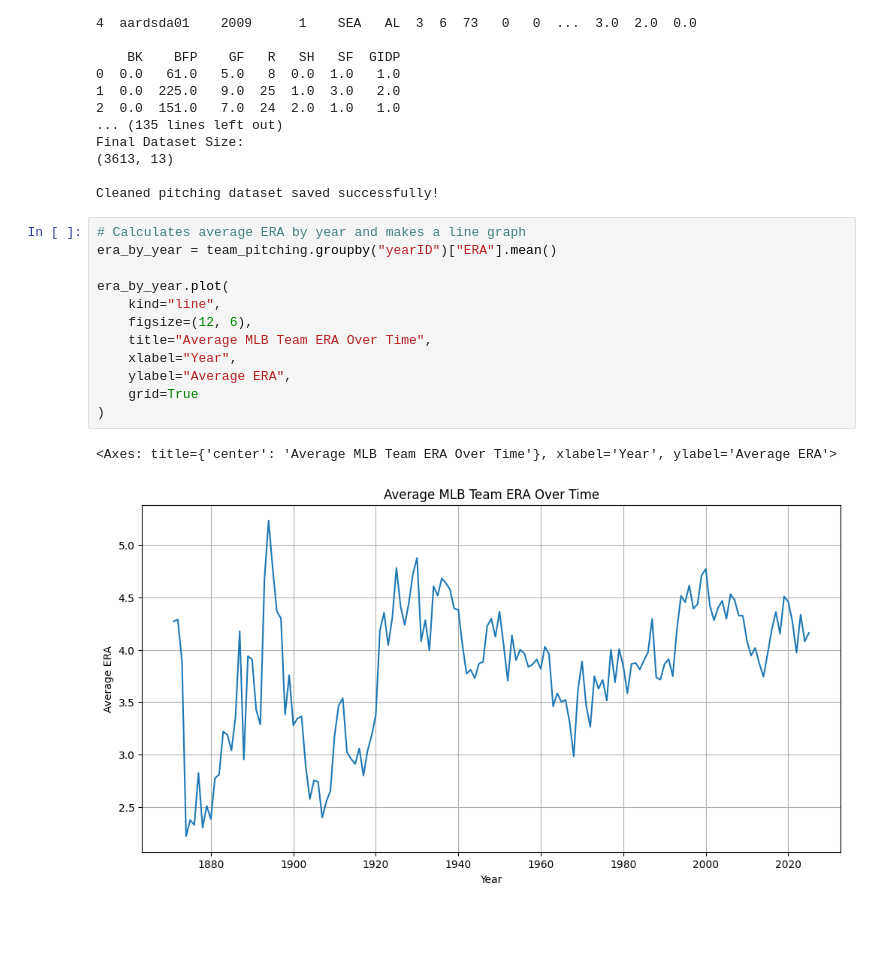
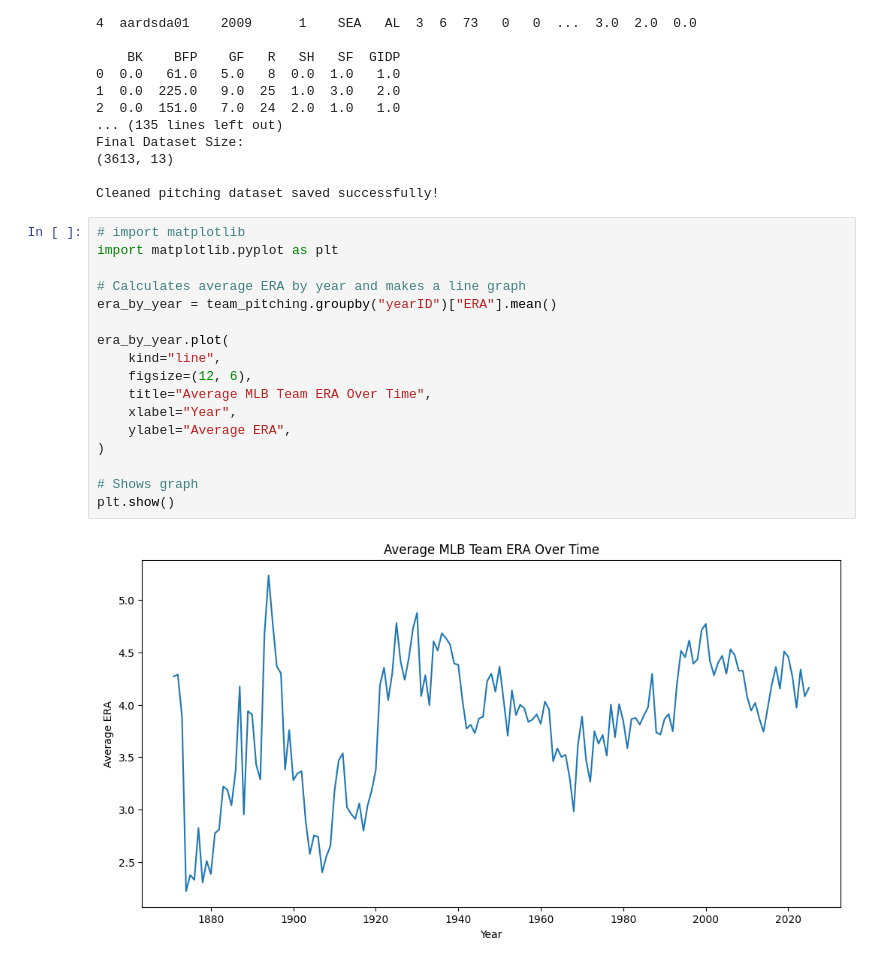
Before and after one commit to FirstTimeGaming/ISC-2310-Group-Project, a Jupyter notebook: project.ipynb, the cells around one changed output. Drawn from its saved outputs; the diff is of its cells as text; blank space fills up the shorter version.

```diff
--- a/project.ipynb
+++ b/project.ipynb
@@ -128,17 +128,21 @@ Final Dataset Size:
 
 Cleaned pitching dataset saved successfully!
 # %%
+# import matplotlib
+import matplotlib.pyplot as plt
+
 # Calculates average ERA by year and makes a line graph
 era_by_year = team_pitching.groupby("yearID")["ERA"].mean()
 
 era_by_year.plot(
     kind="line",
     figsize=(12, 6),
     title="Average MLB Team ERA Over Time",
     xlabel="Year",
     ylabel="Average ERA",
-    grid=True
 )
+
+# Shows graph
+plt.show()
 # %% [output]
-<Axes: title={'center': 'Average MLB Team ERA Over Time'}, xlabel='Year', ylabel='Average ERA'>
-[figure, old version]
+[figure, new version]
```
